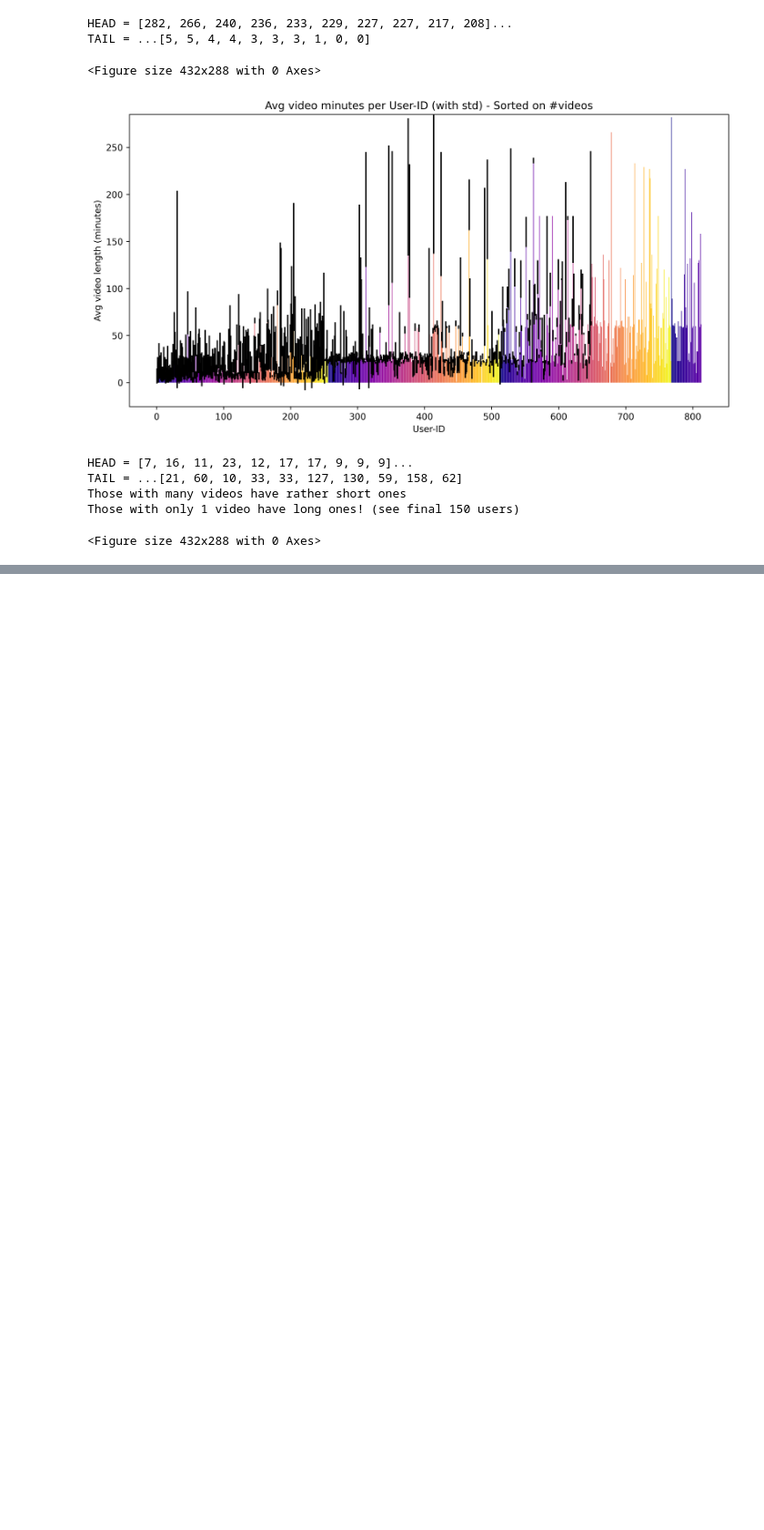
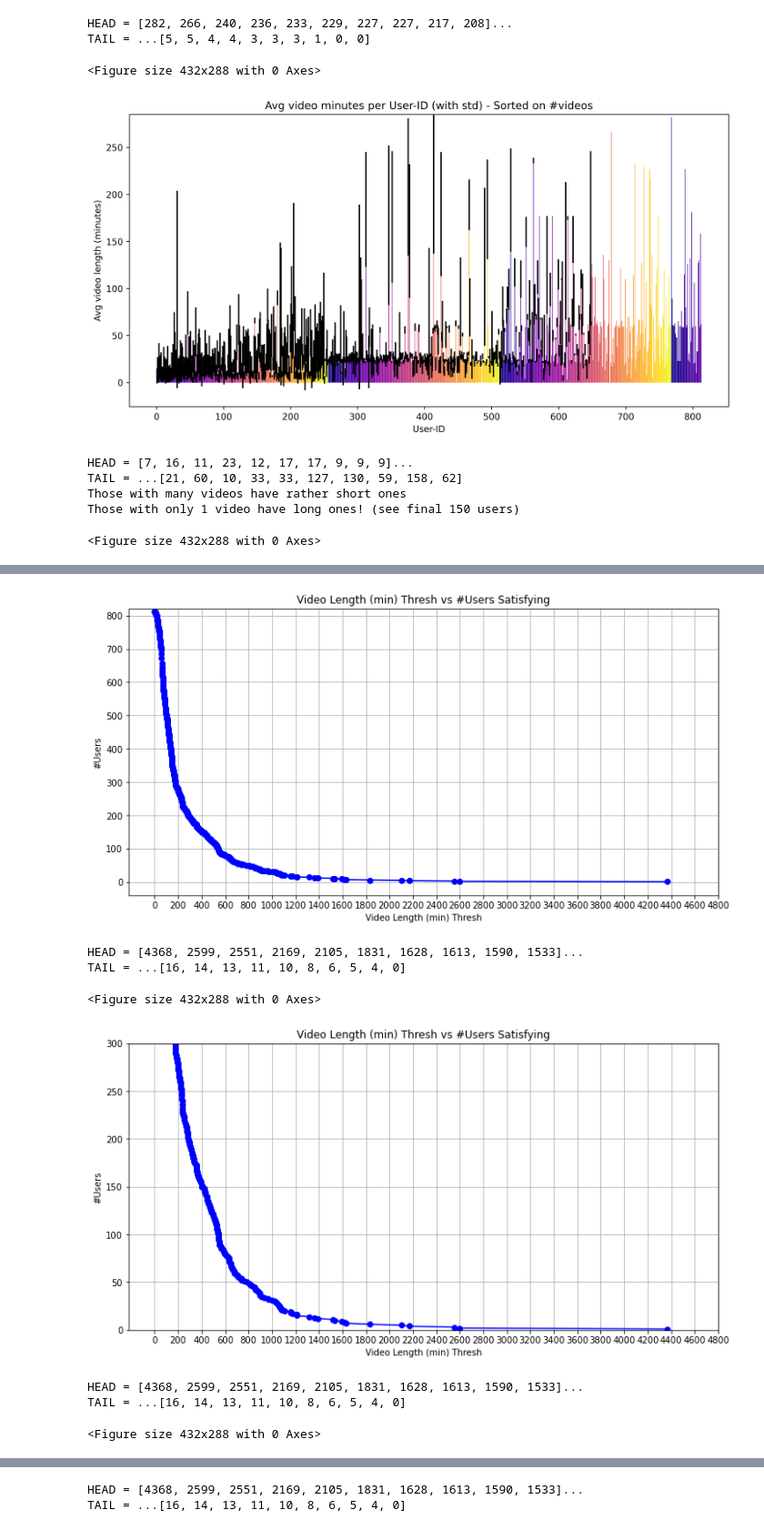
Before and after one commit to facebookresearch/EgocentricUserAdaptation, a Jupyter notebook: notebooks/ego4d_user_vs_video_analysis.ipynb, the cells around one changed output, grey strips where cells are left out. Shown at 91% size. Saved outputs shown, nothing was run; the diff lists cells and outputs as text; code cells hidden in the pictures; blank space fills up the shorter version.

```diff
--- a/notebooks/ego4d_user_vs_video_analysis.ipynb
+++ b/notebooks/ego4d_user_vs_video_analysis.ipynb
@@ -377,3 +373,81 @@ print("2) Take many (>25) shorter videos (< 50min)")
 1) Take 1 to a few long videos (> 50min)
 2) Take many (>25) shorter videos (< 50min)
 <Figure size 432x288 with 0 Axes>
+# %%
+# Video total length threshold vs users satisfying
+# NOT INCLUDING unassigned vids
+import math
+
+# Array of vid lengths, derive stats after
+user_vid_sec_lists = [[v['duration_sec'] for v in u.videos] for k, u in user_dict.items() if k not in non_int_users]
+user_total_mins = sorted([int(sum(vids_len_list)/60) for vids_len_list in user_vid_sec_lists],reverse=True) # total in minutes
+min_val, max_val = user_total_mins[-1], user_total_mins[0]
+
+
+def plot_line(x_axis, vals, title,ylabel,xlabel, grid=False,log=False,ylim=(None,None)):
+    max_val = max(vals)
+#     my_cmap = plt.get_cmap("plasma")
+    fig = plt.figure(figsize=(12, 6))
+    ax = fig.add_subplot(1, 1, 1)
+    plt.plot(x_axis, vals,color='b',marker='o')
+    plt.xlabel(xlabel)
+    plt.ylabel(ylabel)
+    if log:
+        plt.yscale('log')
+    else:
+        plt.ylim(None,max_val*1.01)
+
+    x_major_ticks = list(range(0,5000,200))
+    ax.set_xticks(x_major_ticks)
+#     ax.set_yticks(major_ticks)
+
+    plt.ylim(ylim)
+    plt.title(title)
+    plt.grid(grid)
+    plt.show()
+    plt.clf()
+
+    print(f"HEAD = {nb_format(x_axis[:10])}...")
+    print(f"TAIL = ...{nb_format(x_axis[-10:])}")
+
+# Count unique vid-counts
+unique_vidcnt_freqs = []
+user_idx = 0
+while user_idx < len(user_total_mins):
+    new_vidcnt = user_total_mins[user_idx]
+    nb_users = 1
+
+    while user_idx + 1 < len(user_total_mins) and user_total_mins[user_idx + 1] == new_vidcnt:
+        nb_users+=1
+        user_idx+=1
+
+    unique_vidcnt_freqs.append((new_vidcnt, nb_users))
+    user_idx+=1 # Next unique vid count
+
+# Now count how many users satisfy threshold, going from highest unique cnts to lowest
+# Like CDF, the previous higher ones also satisfy this unique new threshold
+unique_vidcnt_cum = [unique_vidcnt_freqs[0]]
+for (new_vidcnt, nb_users) in unique_vidcnt_freqs[1:]:
+    cum_users = unique_vidcnt_cum[-1][1] + nb_users
+    unique_vidcnt_cum.append((new_vidcnt,cum_users))
+
+x_vals = [x[0] for x in unique_vidcnt_cum]
+y_vals = [x[1] for x in unique_vidcnt_cum]
+
+plot_line(x_vals,y_vals,title="Video Length (min) Thresh vs #Users Satisfying",xlabel="Video Length (min) Thresh",ylabel="#Users",grid=True)
+
+# ZOOM
+plot_line(x_vals,y_vals,ylim=(0,300),title="Video Length (min) Thresh vs #Users Satisfying",xlabel="Video Length (min) Thresh",ylabel="#Users",grid=True)
+
+# LOG variant
+# log_y_vals = [math.log10(y) for y in y_vals]
+plot_line(x_vals,y_vals,title="Video Length (min) thresh vs #Users Satisfying",xlabel="Video Length (min) Thresh",ylabel="#Users (log)",grid=True,log=True)
+# %% [output]
+[figure, added]
+HEAD = [4368, 2599, 2551, 2169, 2105, 1831, 1628, 1613, 1590, 1533]...
+TAIL = ...[16, 14, 13, 11, 10, 8, 6, 5, 4, 0]
+<Figure size 432x288 with 0 Axes>
+[figure, added]
+HEAD = [4368, 2599, 2551, 2169, 2105, 1831, 1628, 1613, 1590, 1533]...
+TAIL = ...[16, 14, 13, 11, 10, 8, 6, 5, 4, 0]
+<Figure size 432x288 with 0 Axes>
@@ -379,0 +455,2 @@ print("2) Take many (>25) shorter videos (< 50min)")
+HEAD = [4368, 2599, 2551, 2169, 2105, 1831, 1628, 1613, 1590, 1533]...
+TAIL = ...[16, 14, 13, 11, 10, 8, 6, 5, 4, 0]
```
Also changed, not shown: parts of 3 cells of this notebook.
